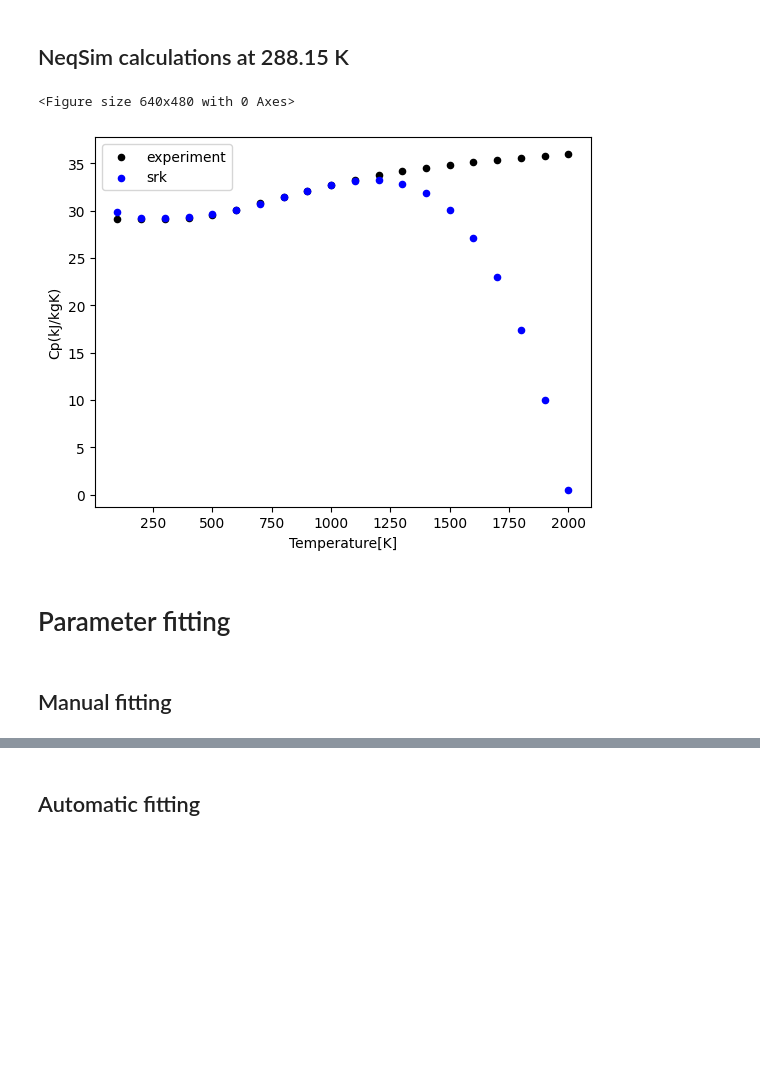
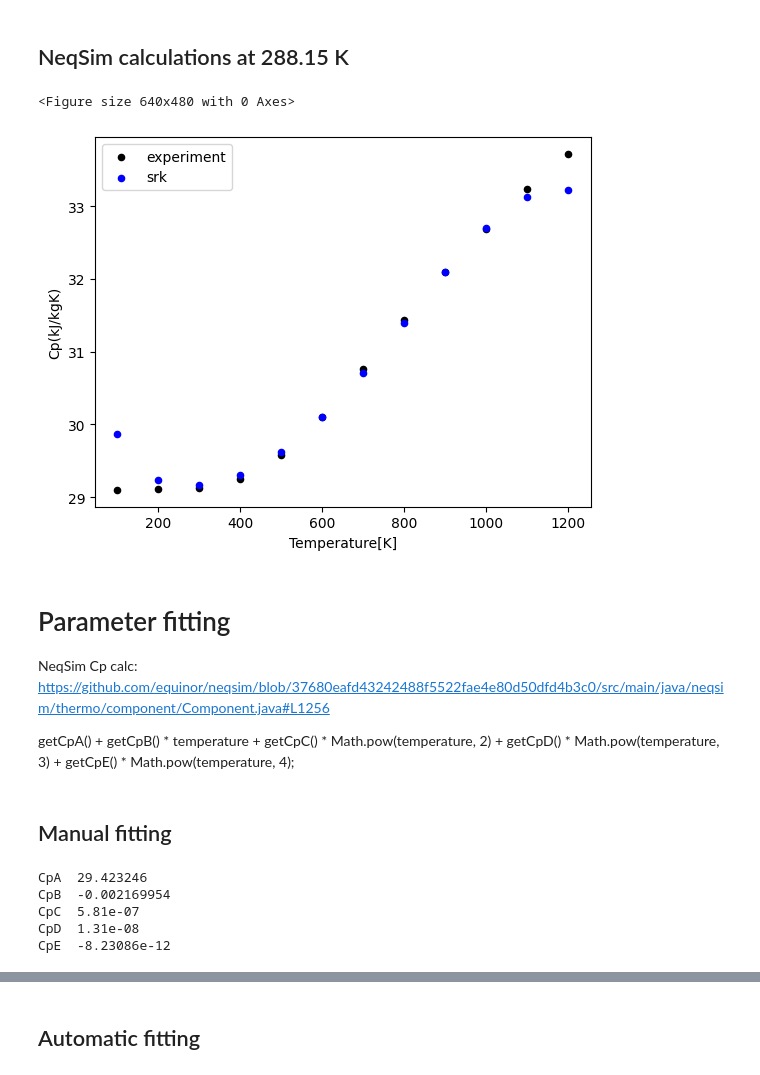
Before and after one commit to equinor/neqsim-parameterfitting, a Jupyter notebook: example/thermodynamics/heatcapacity/nitrogen.ipynb, the cells around one changed output, grey strips where cells are left out. Drawn from its saved outputs; the diff is of its cells as text; code cells hidden in the pictures; blank space fills up the shorter version.

```diff
--- a/example/thermodynamics/heatcapacity/nitrogen.ipynb
+++ b/example/thermodynamics/heatcapacity/nitrogen.ipynb
@@ -11,6 +11,9 @@ Experimental data is collected.
 import pandas as pd
 expdata_df = pd.read_csv('../../../data/thermodynamics/heatcapacity/nitrogen.csv')
 expdata_df
+
+expdata_df = expdata_df.loc[expdata_df['Temperature (K)'] < 1300]
+expdata_df
 # %% [output]
 |  | Temperature (K) | Specific Heat Capacity (J/(mol*K)) | Unnamed: 2 | Unnamed: 3 | Unnamed: 4 | Unnamed: 5 | Unnamed: 6 | ... |
 | 0 | 100 | 29.10 | NaN | NaN | NaN | NaN | NaN | ... |
@@ -51,35 +50,60 @@ In this section the experimental data will be evaluated and eventual some data s
 import neqsim
 from neqsim.thermo.thermoTools import fluid, TPflash, fluidComposition,bubp
 import pandas as pd
 import numpy as np
 
 fluid1 = fluid('srk')
 fluid1.addComponent('nitrogen', 1.0)
 fluid1.setTemperature(15.0, 'C')
 fluid1.setPressure(1.0, 'bara')
 
 def heatcap(input):
     fluid1.setTemperature(input[0], 'K')
     TPflash(fluid1)
     fluid1.initProperties()
     return fluid1.getPhase('gas').getCp('J/molK')
 
 temperatures = expdata_df['Temperature (K)'].values.tolist()
+expData = expdata_df['Specific Heat Capacity (J/(mol*K))'].values.tolist()
 input = zip(temperatures)
 cP_res = [heatcap(inp) for inp in input]
 
 dataWithExperiment = expdata_df.assign(cP_res = cP_res)
 
 from matplotlib import pyplot as plt
 fig = plt.figure()
 plot1 = dataWithExperiment.plot(x='Temperature (K)', y='Specific Heat Capacity (J/(mol*K))', kind='scatter',ylabel='Cp(kJ/kgK)', xlabel='Temperature[K]',color='black')
 dataWithExperiment.plot(ax=plot1, x='Temperature (K)', y='cP_res', kind='scatter',ylabel='Cp(kJ/kgK)', xlabel='Temperature[K]',color='blue')
 plt.legend(['experiment', 'srk'])
 plt.show()
 # %% [output]
 <Figure size 640x480 with 0 Axes>
-[figure, old version]
+[figure, new version]
-# %% [markdown]
-# Parameter fitting
+# %% [markdown]
+# Parameter fitting
+
+NeqSim Cp calc:
+https://github.com/equinor/neqsim/blob/37680eafd43242488f5522fae4e80d50dfd4b3c0/src/main/java/neqsim/thermo/component/Component.java#L1256
+
+ getCpA() + getCpB() * temperature + getCpC() * Math.pow(temperature, 2)
+        + getCpD() * Math.pow(temperature, 3) + getCpE() * Math.pow(temperature, 4);
 # %% [markdown]
 ## Manual fitting
+# %%
+CpA = fluid1.getComponent(0).getCpA()
+CpB = fluid1.getComponent(0).getCpB()
+CpC = fluid1.getComponent(0).getCpC()
+CpD = fluid1.getComponent(0).getCpD()
+CpE = fluid1.getComponent(0).getCpE()
+
+print('CpA ', CpA)
+print('CpB ', CpB)
+print('CpC ', CpC)
+print('CpD ', CpD)
+print('CpE ', CpE)
+# %% [output]
+CpA  29.423246
+CpB  -0.002169954
+CpC  5.81e-07
+CpD  1.31e-08
+CpE  -8.23086e-12
```
Also changed, not shown: parts of 3 cells of this notebook, 1 other file.
